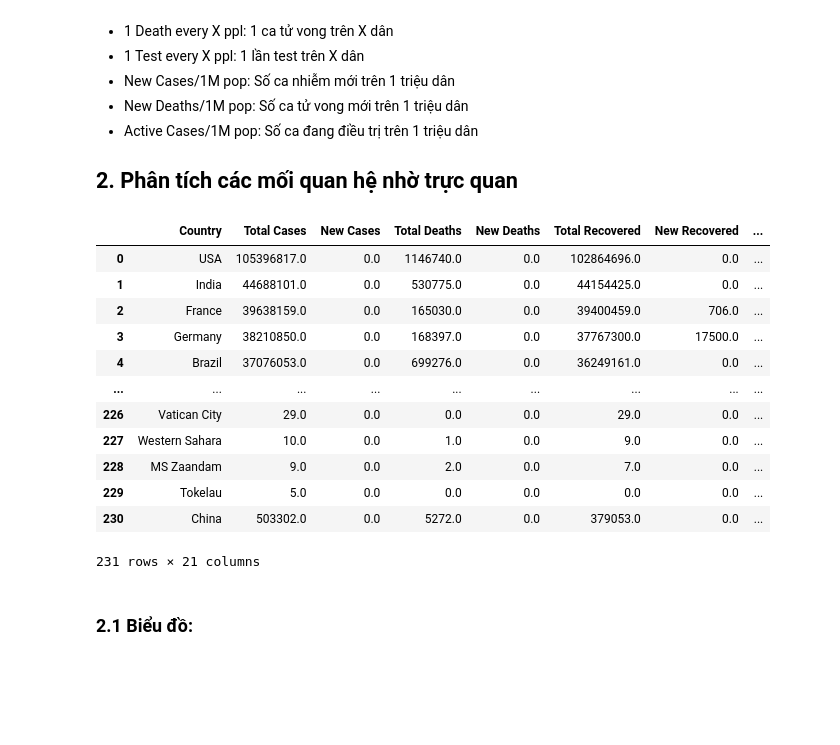
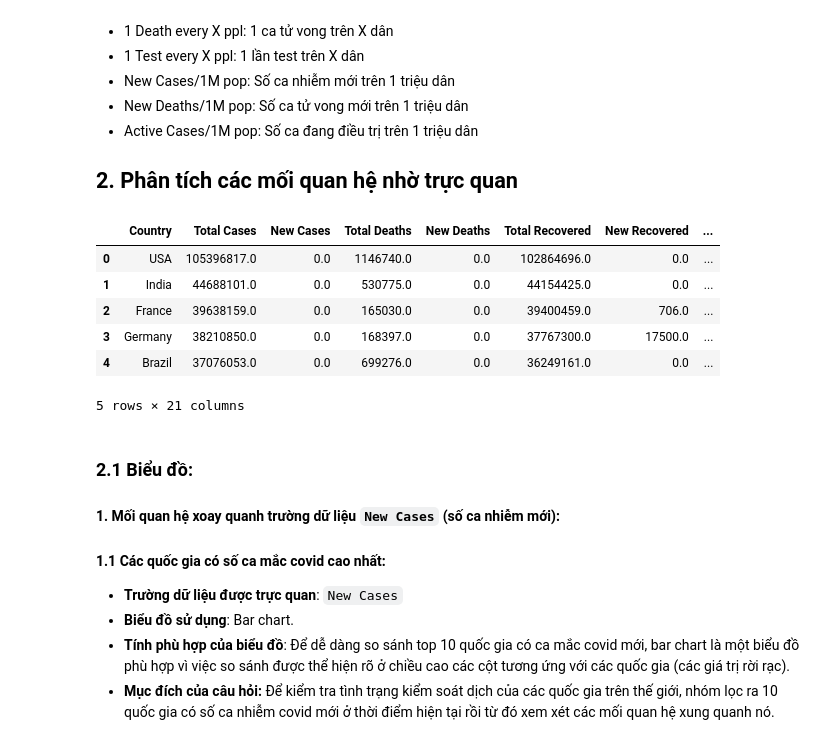
Before and after one commit to quytrungg/Group02_Lab01_CSC10108, a Jupyter notebook: data_analysis_visualize/PN_analysis.ipynb, the cells around one changed output. Cells and saved outputs as stored; diff of their text form; code cells hidden in the pictures; blank space fills up the shorter version.

Commit message:
Atriibute: New Cases

```diff
--- a/data_analysis_visualize/PN_analysis.ipynb
+++ b/data_analysis_visualize/PN_analysis.ipynb
@@ -34,20 +36,22 @@ import seaborn as sns
 # %%
 # Đọc dữ liệu:
 covid_df = pd.read_csv('../data/modified/Modified_March_06_2023_corona_data.csv')
-covid_df
+covid_df.head(5)
 # %% [output]
 |  | Country | Total Cases | New Cases | Total Deaths | New Deaths | Total Recovered | New Recovered | ... |
 | 0 | USA | 105396817.0 | 0.0 | 1146740.0 | 0.0 | 102864696.0 | 0.0 | ... |
 | 1 | India | 44688101.0 | 0.0 | 530775.0 | 0.0 | 44154425.0 | 0.0 | ... |
 | 2 | France | 39638159.0 | 0.0 | 165030.0 | 0.0 | 39400459.0 | 706.0 | ... |
 | 3 | Germany | 38210850.0 | 0.0 | 168397.0 | 0.0 | 37767300.0 | 17500.0 | ... |
 | 4 | Brazil | 37076053.0 | 0.0 | 699276.0 | 0.0 | 36249161.0 | 0.0 | ... |
-| ... | ... | ... | ... | ... | ... | ... | ... | ... |
-| 226 | Vatican City | 29.0 | 0.0 | 0.0 | 0.0 | 29.0 | 0.0 | ... |
-| 227 | Western Sahara | 10.0 | 0.0 | 1.0 | 0.0 | 9.0 | 0.0 | ... |
-| 228 | MS Zaandam | 9.0 | 0.0 | 2.0 | 0.0 | 7.0 | 0.0 | ... |
-| 229 | Tokelau | 5.0 | 0.0 | 0.0 | 0.0 | 0.0 | 0.0 | ... |
-| 230 | China | 503302.0 | 0.0 | 5272.0 | 0.0 | 379053.0 | 0.0 | ... |
-231 rows × 21 columns
+5 rows × 21 columns
-# %% [markdown]
-### 2.1 Biểu đồ:
+# %% [markdown]
+### 2.1 Biểu đồ:
+
+#### 1. Mối quan hệ xoay quanh trường dữ liệu `New Cases` (số ca nhiễm mới):
+
+#### 1.1 Các quốc gia có số ca mắc covid cao nhất:
+- **Trường dữ liệu được trực quan**:  `New Cases`
+- **Biểu đồ sử dụng**: Bar chart.
+- **Tính phù hợp của biểu đồ**: Để dễ dàng so sánh top 10 quốc gia có ca mắc covid mới, bar chart là một biểu đồ phù hợp vì việc so sánh được thể hiện rõ ở chiều cao các cột tương ứng với các quốc gia (các giá trị rời rạc).
+- **Mục đích của câu hỏi:** Để kiểm tra tình trạng kiểm soát dịch của các quốc gia trên thế giới, nhóm lọc ra 10 quốc gia có số ca nhiễm covid mới ở thời điểm hiện tại rồi từ đó xem xét các mối quan hệ xung quanh nó.
```
Also changed, not shown: parts of 8 cells of this notebook.
